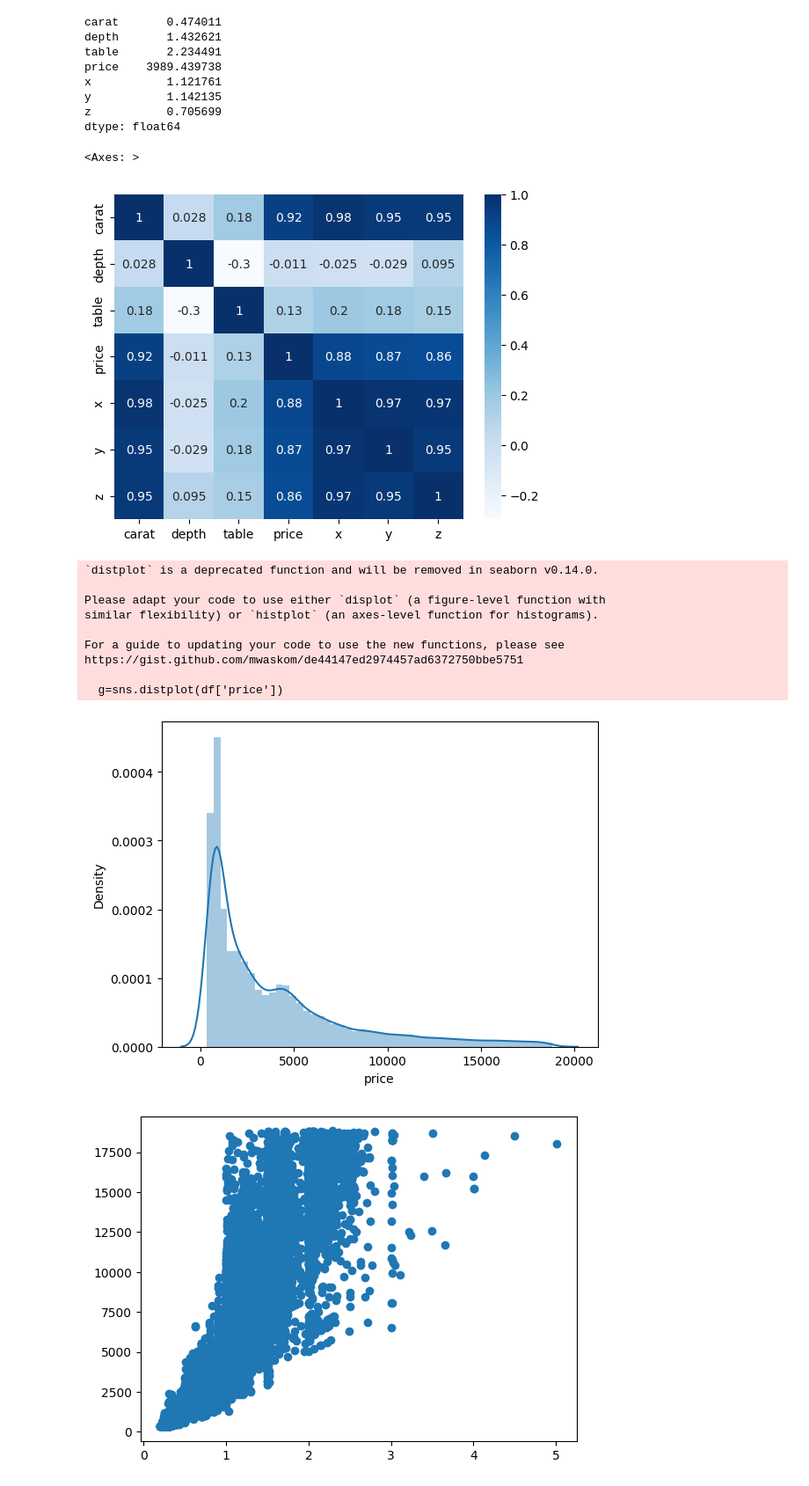
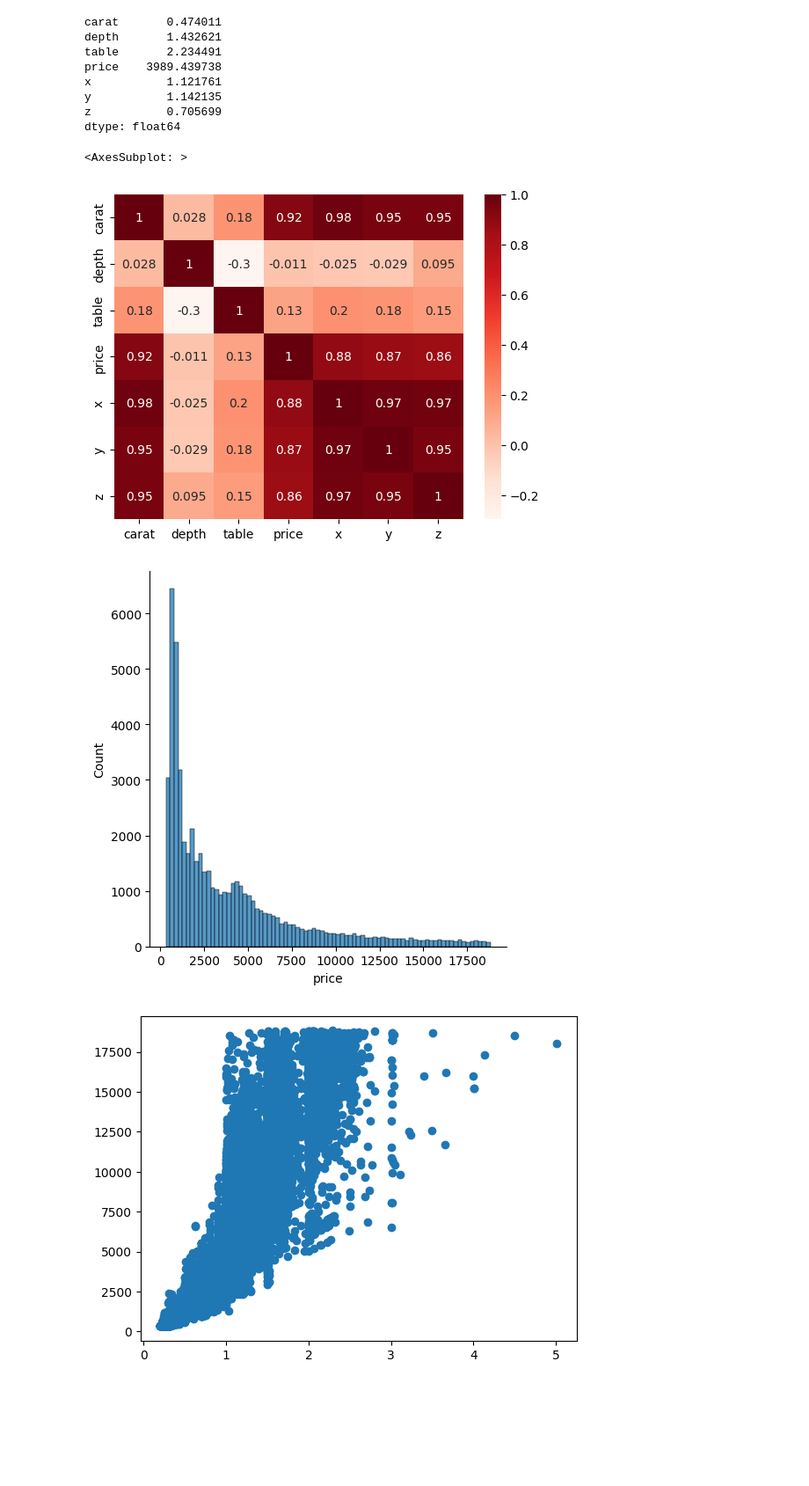
Before and after one commit to SSRTDevs/SEM_8_PRACS, a Jupyter notebook: ADS/ADS_Exp_1.ipynb, the cells around one changed output. Shown at 88% size. Drawn from its saved outputs; the diff is of its cells as text; code cells hidden in the pictures; blank space fills up the shorter version.

```diff
--- a/ADS/ADS_Exp_1.ipynb
+++ b/ADS/ADS_Exp_1.ipynb
@@ -6,7 +6,7 @@ import pandas as pd
 import matplotlib.pyplot as plt
 import seaborn as sns
 # %%
-df = pd.read_csv('/content/sample_data/diamonds.csv')
+df = pd.read_csv('./diamonds.csv')
 
 # cut quality of the cut (Fair, Good, Very Good, Premium, Ideal)
 # color diamond colour, from J (worst) to D (best)
@@ -168,23 +171,14 @@ dtype: float64
 # %%
 import seaborn as sns
 corr = df_numerics_only.corr()
-sns.heatmap(corr, cmap="Blues", annot=True)
+sns.heatmap(corr, cmap="Reds", annot=True)
 # %% [output]
-<Axes: >
+<AxesSubplot: >
-[figure, old version]
+[figure, new version]
 # %%
-g=sns.distplot(df['price'])
+g=sns.displot(df['price'])
 # %% [output]
-`distplot` is a deprecated function and will be removed in seaborn v0.14.0.
-
-Please adapt your code to use either `displot` (a figure-level function with
-similar flexibility) or `histplot` (an axes-level function for histograms).
-
-For a guide to updating your code to use the new functions, please see
-https://gist.github.com/mwaskom/de44147ed2974457ad6372750bbe5751
-
-  g=sns.distplot(df['price'])
-[figure, old version]
+[figure, new version]
 # %%
 plt.scatter(df['carat'], df['price'])
 plt.show()
```
Also changed, not shown: parts of 7 cells of this notebook, 1 other file.
